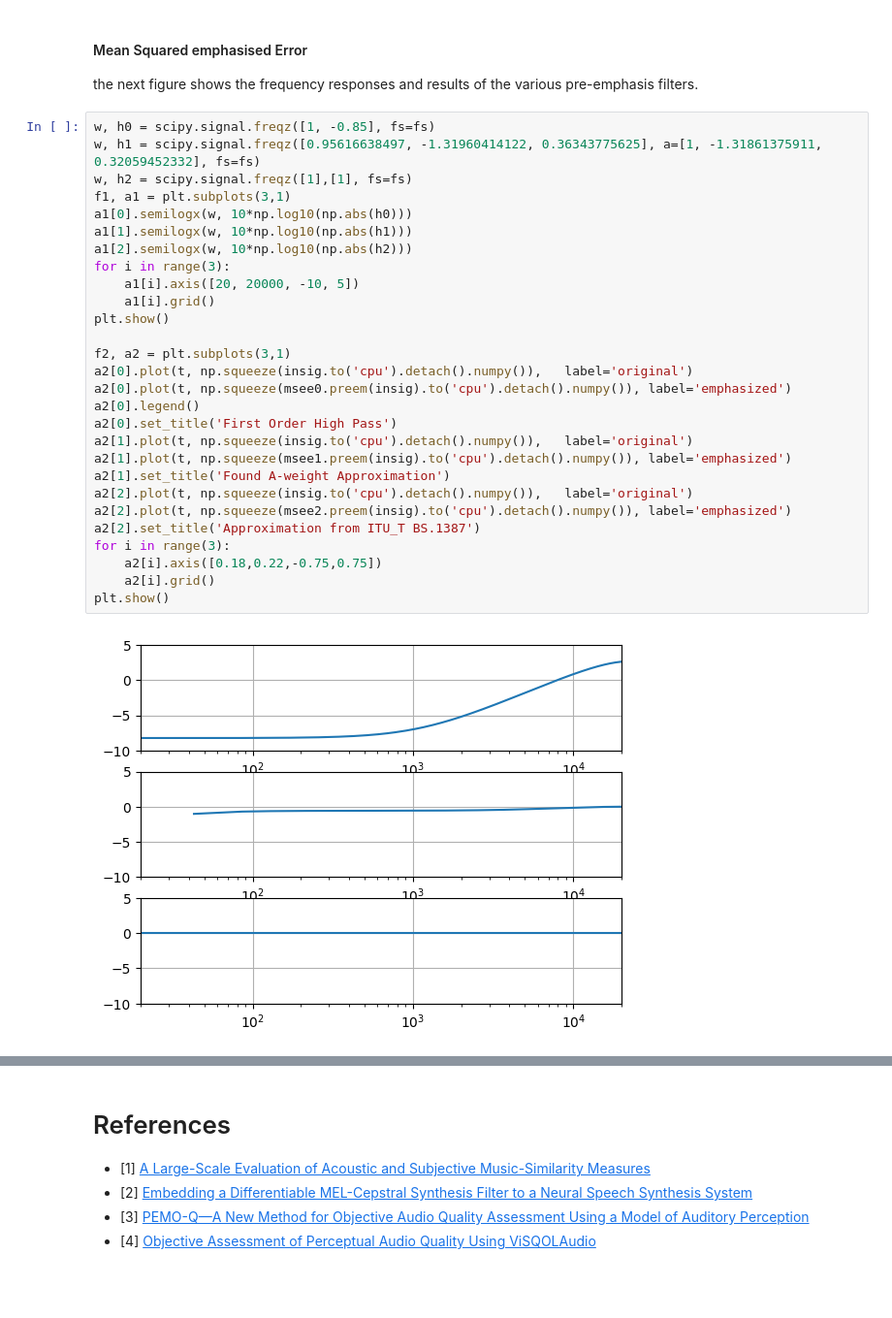
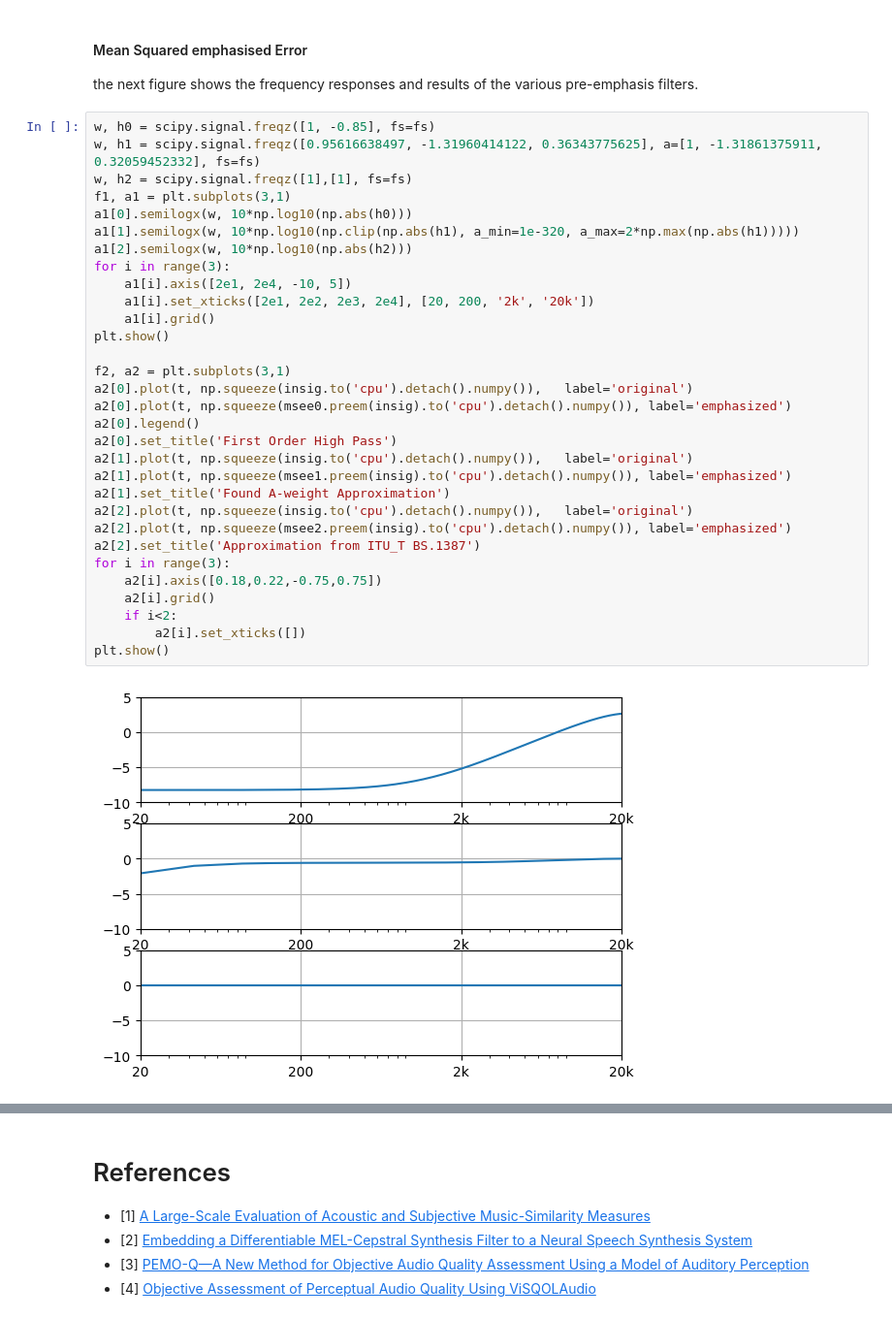
Before and after one commit to Mhuzvar/percloss, a Jupyter notebook: notes.ipynb, the cells around one changed output, grey strips where cells are left out. Shown: that part at 97% size. Drawn from its saved outputs; the diff is of its cells as text; blank space fills up the shorter version.

```diff
--- a/notes.ipynb
+++ b/notes.ipynb
@@ -278,30 +279,33 @@ the next figure shows the frequency responses and results of the various pre-emp
 # %%
 w, h0 = scipy.signal.freqz([1, -0.85], fs=fs)
 w, h1 = scipy.signal.freqz([0.95616638497, -1.31960414122, 0.36343775625], a=[1, -1.31861375911, 0.32059452332], fs=fs)
 w, h2 = scipy.signal.freqz([1],[1], fs=fs)
 f1, a1 = plt.subplots(3,1)
 a1[0].semilogx(w, 10*np.log10(np.abs(h0)))
-a1[1].semilogx(w, 10*np.log10(np.abs(h1)))
+a1[1].semilogx(w, 10*np.log10(np.clip(np.abs(h1), a_min=1e-320, a_max=2*np.max(np.abs(h1)))))
 a1[2].semilogx(w, 10*np.log10(np.abs(h2)))
 for i in range(3):
-    a1[i].axis([20, 20000, -10, 5])
+    a1[i].axis([2e1, 2e4, -10, 5])
+    a1[i].set_xticks([2e1, 2e2, 2e3, 2e4], [20, 200, '2k', '20k'])
     a1[i].grid()
 plt.show()
 
 f2, a2 = plt.subplots(3,1)
 a2[0].plot(t, np.squeeze(insig.to('cpu').detach().numpy()),   label='original')
 a2[0].plot(t, np.squeeze(msee0.preem(insig).to('cpu').detach().numpy()), label='emphasized')
 a2[0].legend()
 a2[0].set_title('First Order High Pass')
 a2[1].plot(t, np.squeeze(insig.to('cpu').detach().numpy()),   label='original')
 a2[1].plot(t, np.squeeze(msee1.preem(insig).to('cpu').detach().numpy()), label='emphasized')
 a2[1].set_title('Found A-weight Approximation')
 a2[2].plot(t, np.squeeze(insig.to('cpu').detach().numpy()),   label='original')
 a2[2].plot(t, np.squeeze(msee2.preem(insig).to('cpu').detach().numpy()), label='emphasized')
 a2[2].set_title('Approximation from ITU_T BS.1387')
 for i in range(3):
     a2[i].axis([0.18,0.22,-0.75,0.75])
     a2[i].grid()
+    if i<2:
+        a2[i].set_xticks([])
 plt.show()
 # %% [output]
-[figure, old version]
+[figure, new version]
```
Also changed, not shown: parts of 2 cells of this notebook, 1 other file.
